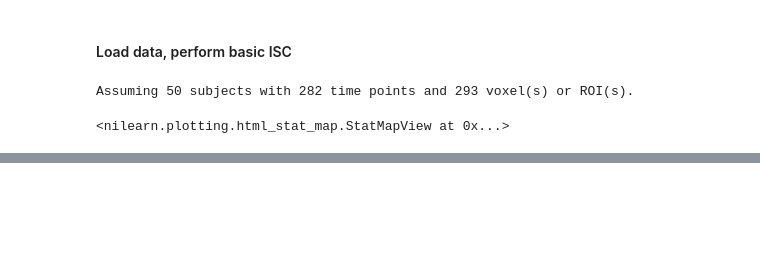
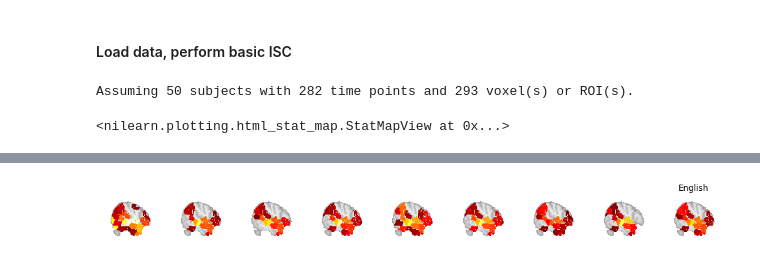
Before and after one commit to nomcomm/littleprince_multilingual, a Jupyter notebook: scripts/03_BasicISC_Segments.ipynb, the cells around one changed output, grey strips where cells are left out. Cells and saved outputs as stored; diff of their text form; code cells hidden in the pictures; blank space fills up the shorter version.

```diff
--- a/scripts/03_BasicISC_Segments.ipynb
+++ b/scripts/03_BasicISC_Segments.ipynb
@@ -26,16 +26,9 @@ NiftiLabelsMasker(detrend=True, high_pass=0.01,
 path = "../data_lpp/fmri_data/extract_ts/lpp_alllang_allruns_fmri/task-lppEN-run-01.npy"
 curr_data = np.load(path)
 res = lpp_isc(curr_data, summary_statistic = np.mean)
-curr_img = shen_masker_reopened.inverse_transform(res[:268])
+curr_img = all293_masker_reopened.inverse_transform(res)
 nilearn.plotting.view_img(nilearn.image.index_img(curr_img,0),
-                         threshold = 0.1, )
+                         threshold = 0., )
 # %% [output]
 Assuming 50 subjects with 282 time points and 293 voxel(s) or ROI(s).
 <nilearn.plotting.html_stat_map.StatMapView at 0x...>
-# %%
-path = "../data_lpp/fmri_data/extract_ts/lpp_alllang_allruns_fmri/task-lppCN-run-01.npy"
-curr_data = np.load(path)
-res = lpp_isc(curr_data, summary_statistic = np.mean)
-curr_img = shen_masker_reopened.inverse_transform(res[:268])
-nilearn.plotting.view_img(nilearn.image.index_img(curr_img,0),
-                         threshold = 0.1, )
@@ -45,7 +34,0 @@ Assuming 33 subjects with 283 time points and 293 voxel(s) or ROI(s).
-# %%
-path = "../data_lpp/fmri_data/extract_ts/lpp_alllang_allruns_fmri/task-lppFR-run-01.npy"
-curr_data = np.load(path)
-res = lpp_isc(curr_data, summary_statistic = np.mean)
-curr_img = shen_masker_reopened.inverse_transform(res[:268])
-nilearn.plotting.view_img(nilearn.image.index_img(curr_img,0),
-                         threshold = 0.1, )
@@ -54,0 +91,76 @@ Assuming 27 subjects with 309 time points and 293 voxel(s) or ROI(s).
+# %%
+f = plt.figure(figsize=(16,4))
+
+x_slice = 0
+
+n_runs = 9
+for n in range(n_runs):
+    ax = f.add_subplot(1,n_runs, n + 1)
+
+    curr_img = all293_masker_reopened.inverse_transform(np.reshape(isc_english[:,n], (1, 293)))
+    plotting.plot_stat_map( curr_img,
+                            colorbar     = False,
+                            annotate     = False,
+                            display_mode = "x",
+                            cut_coords   = [xslice],
+                            threshold    = 0.05,
+                            vmax         = 0.3,
+                            axes         = ax,
+                             );
+
+    ax.set_aspect('equal')
+
+f.subplots_adjust(wspace=0, hspace=0)
+plt.title('English')
+
+###
+f = plt.figure(figsize=(16,4))
+
+x_slice = 0
+
+n_runs = 9
+for n in range(n_runs):
+    ax = f.add_subplot(1,n_runs, n + 1)
+
+    curr_img = all293_masker_reopened.inverse_transform(np.reshape(isc_french[:,n], (1, 293)))
+    plotting.plot_stat_map( curr_img,
+                            colorbar     = False,
+                            annotate     = False,
+                            display_mode = "x",
+                            cut_coords   = [xslice],
+                            threshold    = 0.05,
+                            vmax         = 0.3,
+                            axes         = ax,
+                             );
+
+    ax.set_aspect('equal')
+
+f.subplots_adjust(wspace=0, hspace=0)
+plt.title('French')
+
+
+###
+f = plt.figure(figsize=(16,4))
+
+x_slice = 0
+
+n_runs = 9
+for n in range(n_runs):
+    ax = f.add_subplot(1,n_runs, n + 1)
+
+    curr_img = all293_masker_reopened.inverse_transform(np.reshape(isc_chinese[:,n], (1, 293)))
+    plotting.plot_stat_map( curr_img,
+                            colorbar     = False,
+                            annotate     = False,
+                            display_mode = "x",
+                            cut_coords   = [xslice],
+                            threshold    = 0.05,
+                            vmax         = 0.3,
+                            axes         = ax,
+                             );
+
+    ax.set_aspect('equal')
+
+f.subplots_adjust(wspace=0, hspace=0)
+plt.title('Chinese')
+# %% [output]
@@ -54,0 +168 @@ Assuming 27 subjects with 309 time points and 293 voxel(s) or ROI(s).
+[figure, added]
```
Also changed, not shown: parts of 12 cells of this notebook, 4 other files.
